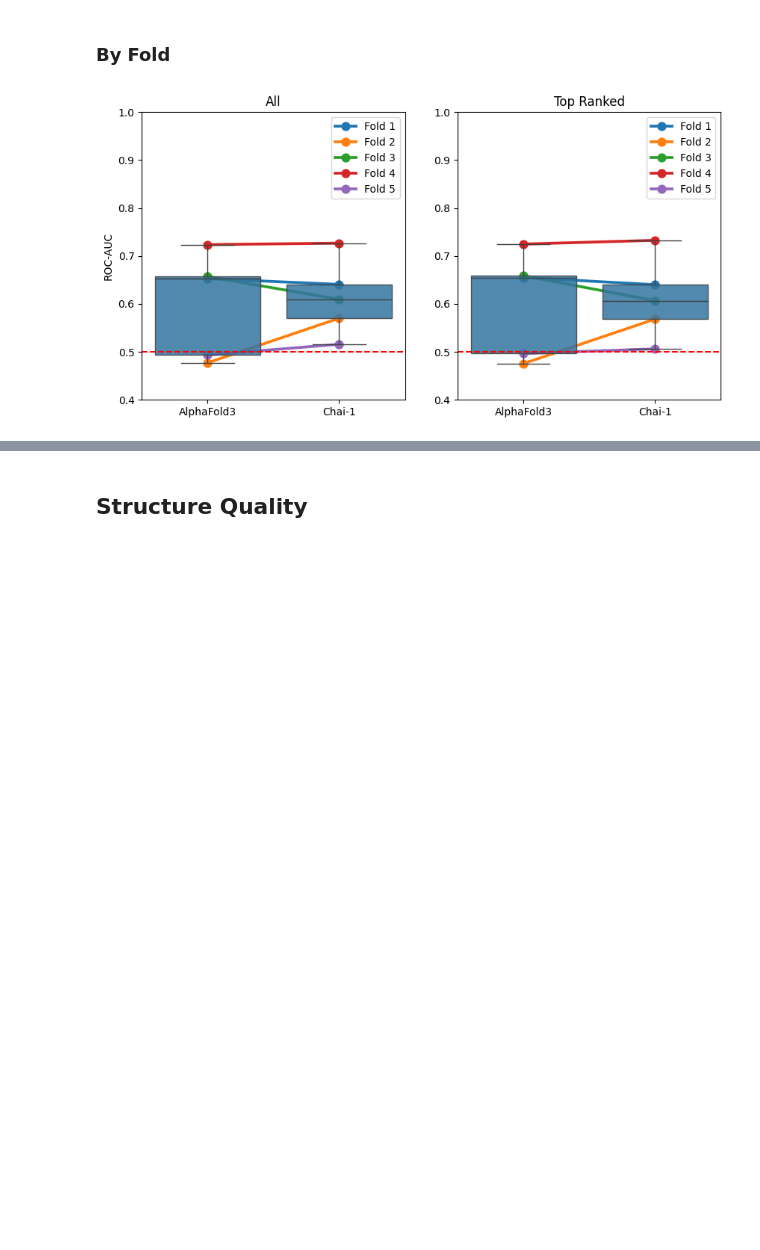
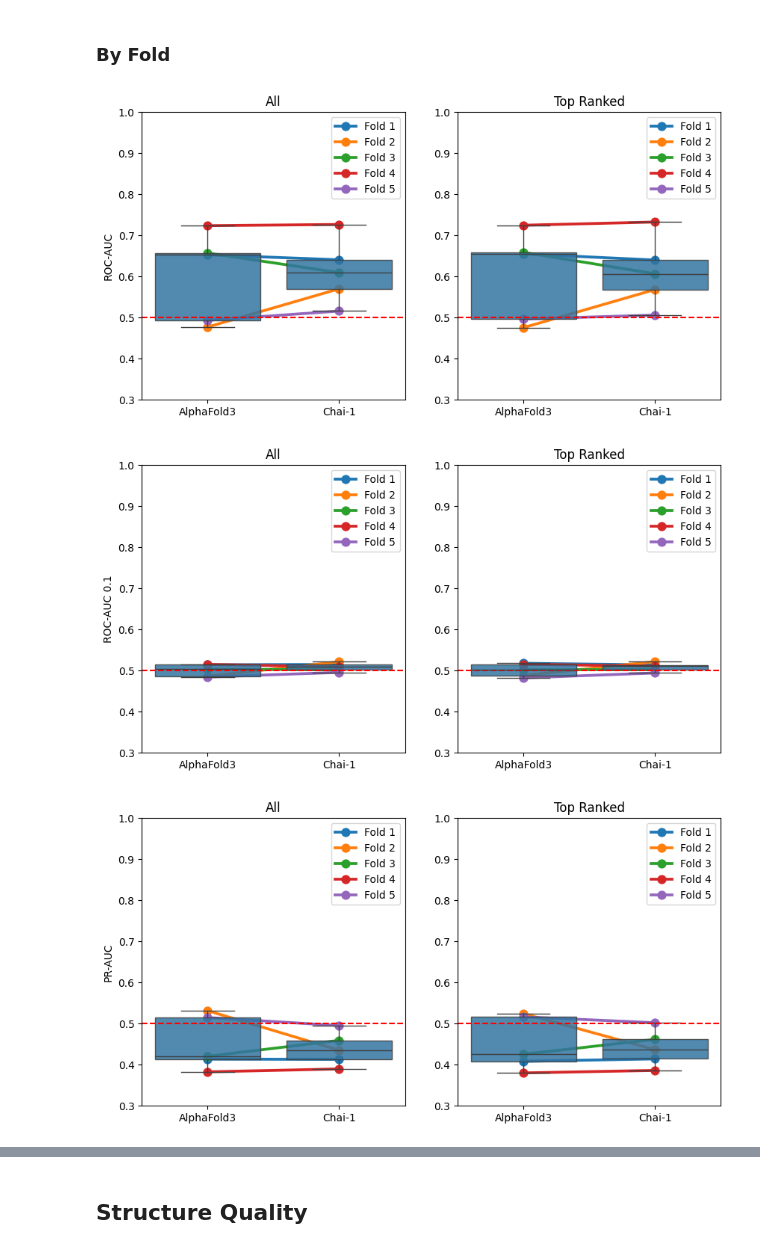
Before and after one commit to benjiemc/tcr-pmhc-predicted-structures, a Jupyter notebook: notebooks/benchmark_structure_prediction_methods.ipynb, the cells around one changed output, grey strips where cells are left out. Drawn from its saved outputs; the diff is of its cells as text; code cells hidden in the pictures; blank space fills up the shorter version.

```diff
--- a/notebooks/benchmark_structure_prediction_methods.ipynb
+++ b/notebooks/benchmark_structure_prediction_methods.ipynb
@@ -152 +190,20 @@ plt.show()
+# %%
+def statistics_normal(data: pd.DataFrame, metric_name: str) -> tuple[pd.DataFrame, pd.DataFrame]:
+    overall = pg.anova(data, dv=metric_name, between='model')
+
+    groups = list(data.groupby('model')[metric_name])
+
+    significance_level = 0.05 / len(groups)
+
+    post_hoc = collections.defaultdict(list)
+    for (group1_name, group1), (group2_name, group2) in itertools.combinations(groups, 2):
+        stat, p_val = stats.ttest_ind(group1, group2, alternative='two-sided')
+
+        post_hoc['group1'].append(group1_name)
+        post_hoc['group2'].append(group2_name)
+        post_hoc['stat'].append(stat)
+        post_hoc['p_val'].append(p_val)
+        post_hoc['signficant'].append(p_val < significance_level)
+
+    return overall, pd.DataFrame(post_hoc)
 # %%
@@ -185,44 +244,47 @@ Top Ranked
 # %% [markdown]
 ### By Fold
 # %%
-roc_aucs_by_fold = confidence_scores.groupby(['model', 'fold']).apply(
-    lambda group: 1 - roc_auc_score(group['label'], group['cdr_pmhc_pae_score']), include_groups=False
+roc_aucs_by_fold = (
+    confidence_scores.groupby(['model', 'fold'])
+    .apply(lambda group: calculate_performance(group['cdr_pmhc_pae_score'], group['label']), include_groups=False)
+    .reset_index()
 )
-roc_aucs_by_fold.name = 'roc_auc'
-roc_aucs_by_fold = roc_aucs_by_fold.reset_index()
 
 roc_aucs_by_fold_top_rank = (
     confidence_scores.query('top_rank')
     .groupby(['model', 'fold'])
-    .apply(lambda group: 1 - roc_auc_score(group['label'], group['cdr_pmhc_pae_score']), include_groups=False)
+    .apply(lambda group: calculate_performance(group['cdr_pmhc_pae_score'], group['label']), include_groups=False)
+    .reset_index()
 )
-roc_aucs_by_fold_top_rank.name = 'roc_auc'
-roc_aucs_by_fold_top_rank = roc_aucs_by_fold_top_rank.reset_index()
 
-fig, axes = plt.subplots(1, 2, figsize=(10, 5))
 
-for i, (ax, title, data) in enumerate(
-    zip(axes, ('All', 'Top Ranked'), (roc_aucs_by_fold, roc_aucs_by_fold_top_rank), strict=True)
-):
-    sns.pointplot(data, x='model', y='roc_auc', hue='fold', ax=ax)
-    sns.boxplot(data, x='model', y='roc_auc', boxprops={'alpha': 0.85}, ax=ax)
+for metric_name in ('roc_auc', 'roc_auc_01', 'pr_auc'):
+    fig, axes = plt.subplots(1, 2, figsize=(10, 5))
 
-    ax.axhline(0.5, color='r', linestyle='dashed')
+    for i, (ax, title, data) in enumerate(
+        zip(axes, ('All', 'Top Ranked'), (roc_aucs_by_fold, roc_aucs_by_fold_top_rank), strict=True)
+    ):
+        sns.pointplot(data, x='model', y=metric_name, hue='fold', ax=ax)
+        sns.boxplot(data, x='model', y=metric_name, boxprops={'alpha': 0.85}, ax=ax)
 
-    ax.set_title(title)
-    ax.set_xlabel('')
-    ax.set_ylim(0.4, 1.0)
+        ax.axhline(0.5, color='r', linestyle='dashed')
 
-    handles, labels = ax.get_legend_handles_labels()
-    new_labels = [f'Fold {label}' for label in labels]
-    ax.legend(handles, new_labels)
+        ax.set_title(title)
+        ax.set_xlabel('')
+        ax.set_ylim(0.3, 1.0)
 
-    if i == 0:
-        ax.set_ylabel('ROC-AUC')
+        handles, labels = ax.get_legend_handles_labels()
+        new_labels = [f'Fold {label}' for label in labels]
+        ax.legend(handles, new_labels)
 
-    else:
-        ax.set_ylabel('')
+        if i == 0:
+            ax.set_ylabel(format_metric_name(metric_name))
 
-plt.show()
+        else:
+            ax.set_ylabel('')
+
+    plt.show()
 # %% [output]
-[figure, old version]
+[figure, new version]
+[figure, added]
+[figure, added]
```
Also changed, not shown: parts of 12 cells of this notebook.
